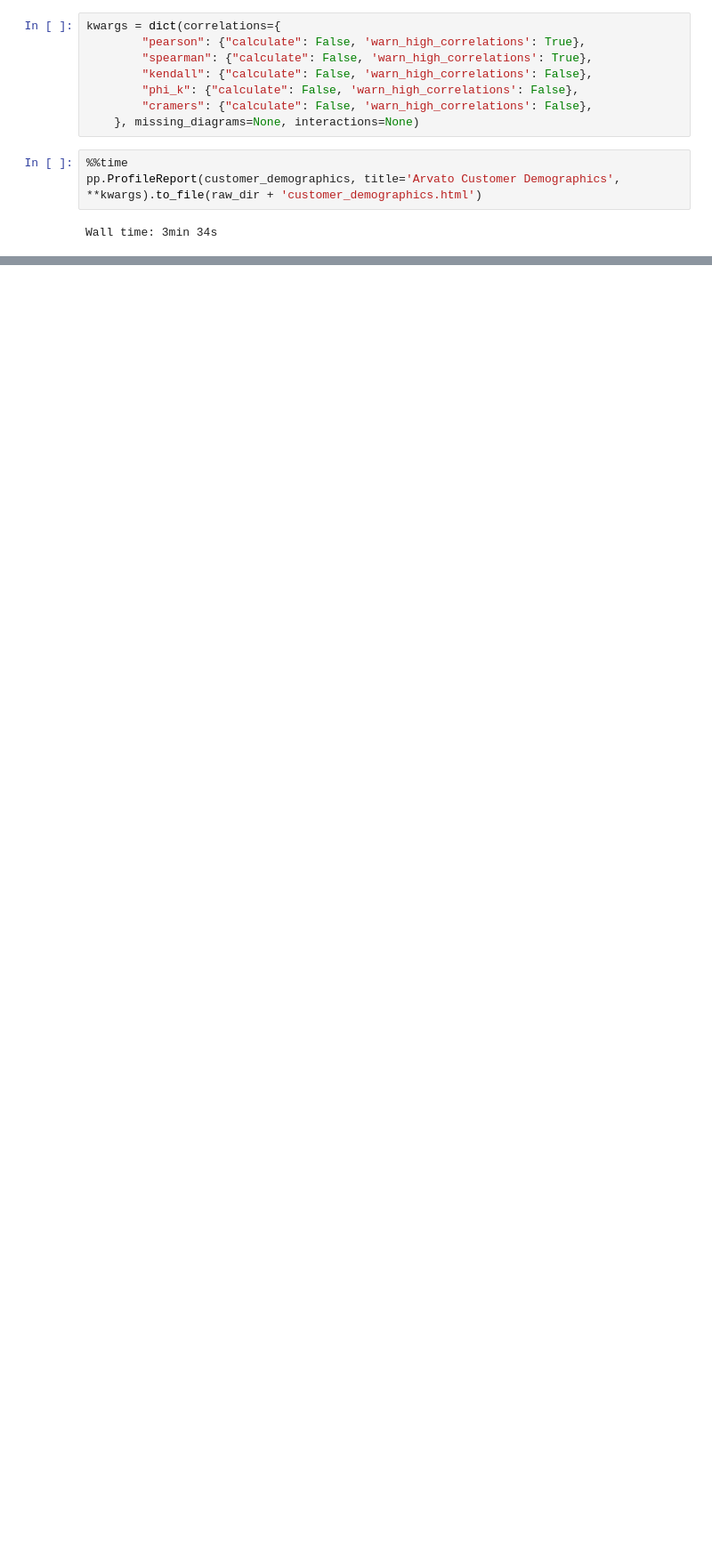
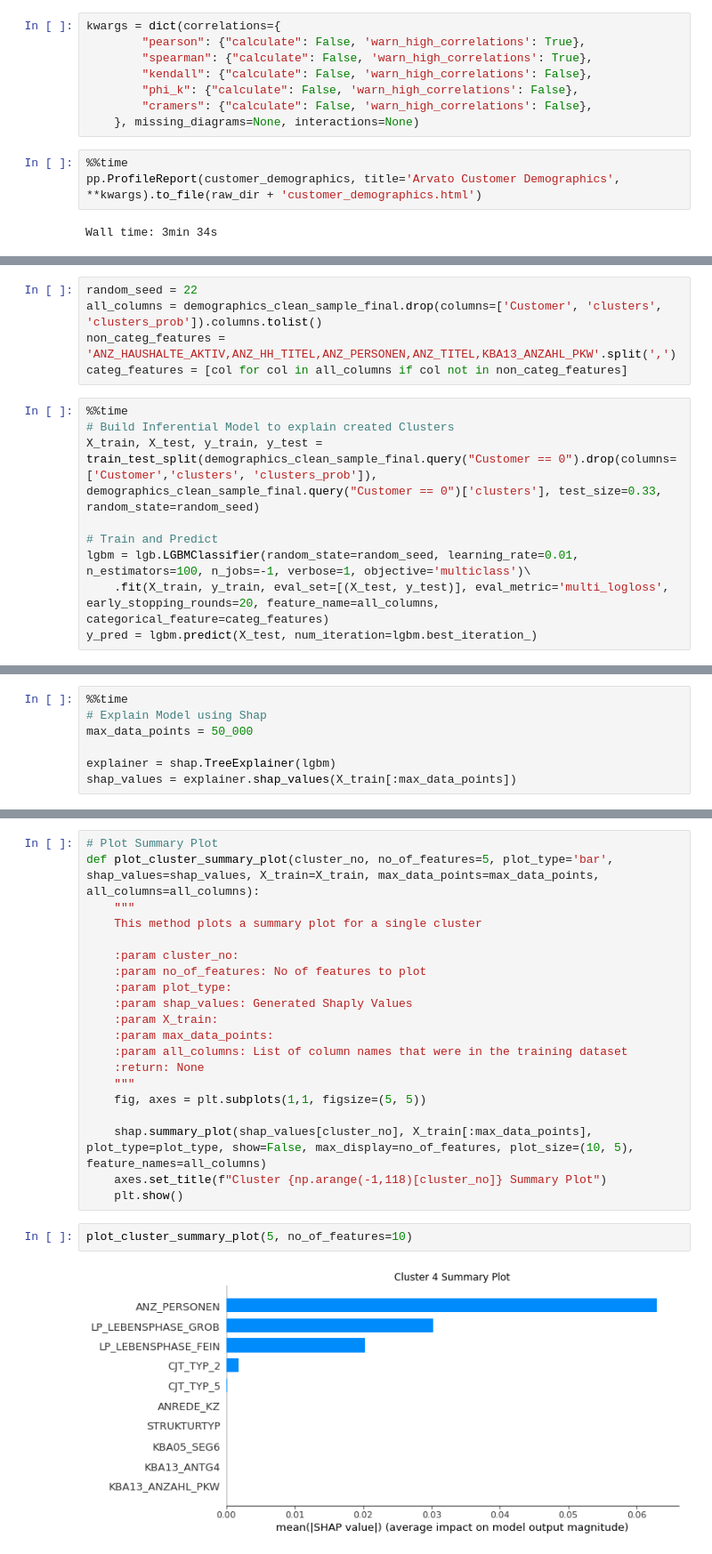
Before and after one commit to Mbugz1000/Customer-Segmentation-Report-for-Arvato-Financial-Services, a Jupyter notebook: src/Customer Segmentation Analysis.ipynb, the cells around one changed output, grey strips where cells are left out. Shown at 89% size. Cells and saved outputs as stored; diff of their text form; blank space fills up the shorter version.

```diff
--- a/src/Customer Segmentation Analysis.ipynb
+++ b/src/Customer Segmentation Analysis.ipynb
@@ -100,0 +375,14 @@ MemoryError: Unable to allocate 6.80 MiB for an array with shape (891221,) and d
+# %%
+random_seed = 22
+all_columns = demographics_clean_sample_final.drop(columns=['Customer', 'clusters', 'clusters_prob']).columns.tolist()
+non_categ_features = 'ANZ_HAUSHALTE_AKTIV,ANZ_HH_TITEL,ANZ_PERSONEN,ANZ_TITEL,KBA13_ANZAHL_PKW'.split(',')
+categ_features = [col for col in all_columns if col not in non_categ_features]
+# %%
+%%time
+# Build Inferential Model to explain created Clusters
+X_train, X_test, y_train, y_test = train_test_split(demographics_clean_sample_final.query("Customer == 0").drop(columns=['Customer','clusters', 'clusters_prob']), demographics_clean_sample_final.query("Customer == 0")['clusters'], test_size=0.33, random_state=random_seed)
+
+# Train and Predict
+lgbm = lgb.LGBMClassifier(random_state=random_seed, learning_rate=0.01, n_estimators=100, n_jobs=-1, verbose=1, objective='multiclass')\
+    .fit(X_train, y_train, eval_set=[(X_test, y_test)], eval_metric='multi_logloss', early_stopping_rounds=20, feature_name=all_columns, categorical_feature=categ_features)
+y_pred = lgbm.predict(X_test, num_iteration=lgbm.best_iteration_)
@@ -100,0 +456,7 @@ MemoryError: Unable to allocate 6.80 MiB for an array with shape (891221,) and d
+# %%
+%%time
+# Explain Model using Shap
+max_data_points = 50_000
+
+explainer = shap.TreeExplainer(lgbm)
+shap_values = explainer.shap_values(X_train[:max_data_points])
@@ -100,0 +474,24 @@ MemoryError: Unable to allocate 6.80 MiB for an array with shape (891221,) and d
+# %%
+# Plot Summary Plot
+def plot_cluster_summary_plot(cluster_no, no_of_features=5, plot_type='bar', shap_values=shap_values, X_train=X_train, max_data_points=max_data_points, all_columns=all_columns):
+    """
+    This method plots a summary plot for a single cluster
+
+    :param cluster_no:
+    :param no_of_features: No of features to plot
+    :param plot_type:
+    :param shap_values: Generated Shaply Values
+    :param X_train:
+    :param max_data_points:
+    :param all_columns: List of column names that were in the training dataset
+    :return: None
+    """
+    fig, axes = plt.subplots(1,1, figsize=(5, 5))
+
+    shap.summary_plot(shap_values[cluster_no], X_train[:max_data_points], plot_type=plot_type, show=False, max_display=no_of_features, plot_size=(10, 5), feature_names=all_columns)
+    axes.set_title(f"Cluster {np.arange(-1,118)[cluster_no]} Summary Plot")
+    plt.show()
+# %%
+plot_cluster_summary_plot(5, no_of_features=10)
+# %% [output]
+[figure, added]
```
Also changed, not shown: parts of 81 cells of this notebook, 5 other files.
